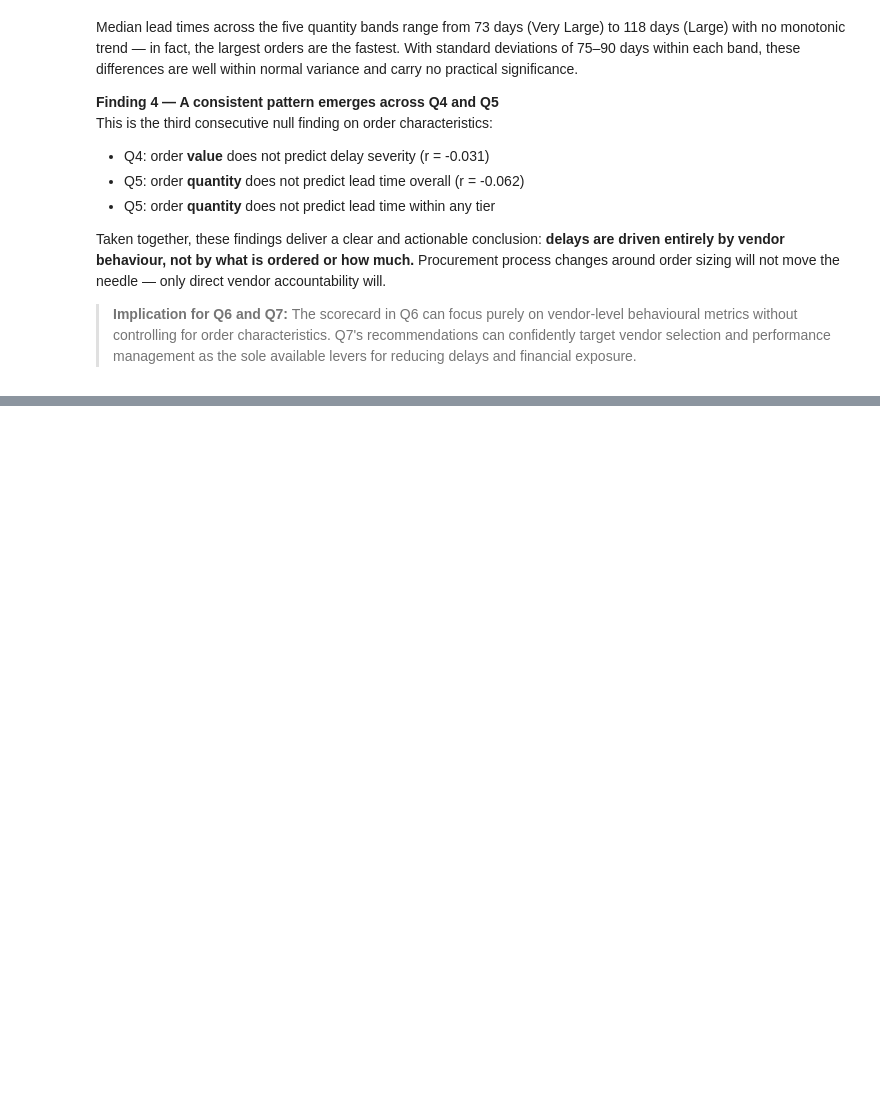
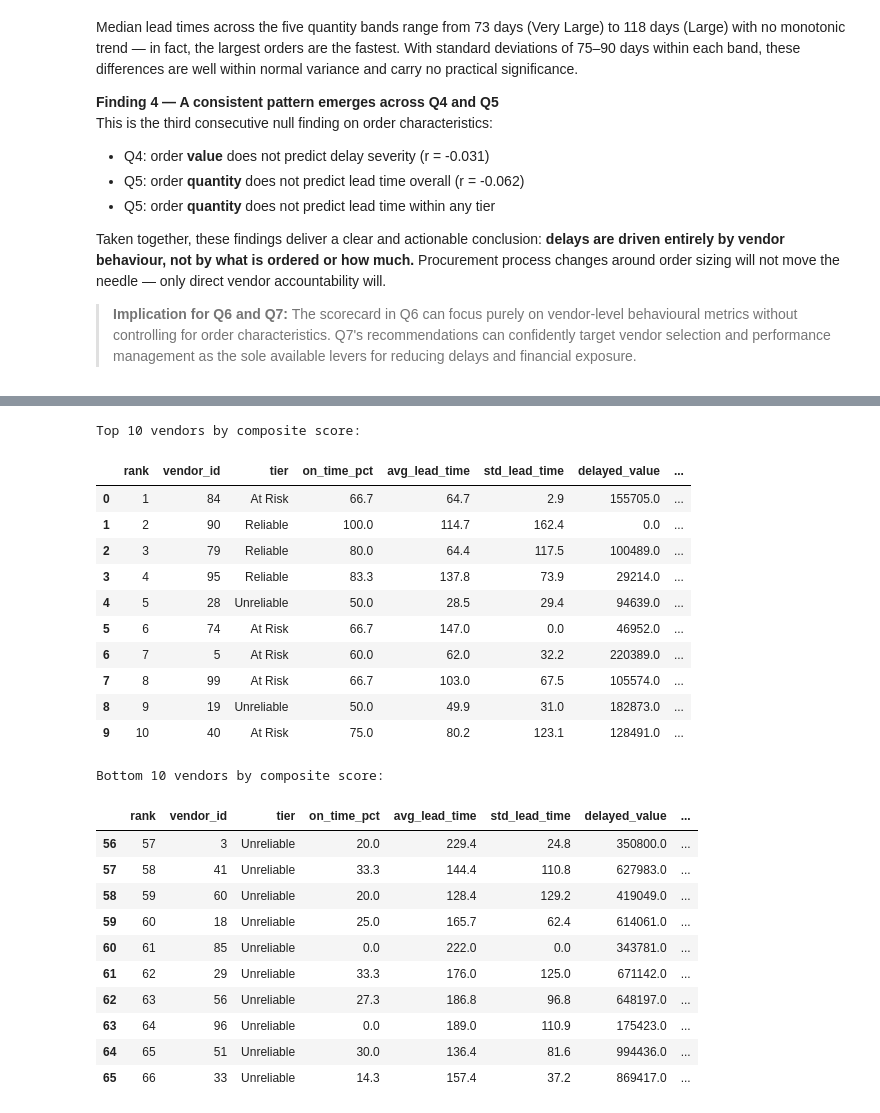
Before and after one commit to Muhammad-Umer-Riaz/data-analyst-portfolio, a Jupyter notebook: Supplier_Performance_Analysis/supplier_performance_analysis.ipynb, the cells around one changed output, grey strips where cells are left out. Cells and saved outputs as stored; diff of their text form; code cells hidden in the pictures; blank space fills up the shorter version.

```diff
--- a/Supplier_Performance_Analysis/supplier_performance_analysis.ipynb
+++ b/Supplier_Performance_Analysis/supplier_performance_analysis.ipynb
@@ -1649,0 +1723,71 @@ Taken together, these findings deliver a clear and actionable conclusion: **dela
+# %%
+# ── Min-max normalisation helper ──────────────────────────────────────────────
+def minmax_norm(series, invert=False):
+    mn, mx = series.min(), series.max()
+    if mx == mn:
+        return pd.Series([0.5] * len(series), index=series.index)
+    norm = (series - mn) / (mx - mn)
+    return (1 - norm) if invert else norm
+
+# ── Normalise each metric ─────────────────────────────────────────────────────
+df_scorecard['norm_on_time_pct']    = minmax_norm(df_scorecard['on_time_pct'])
+df_scorecard['norm_avg_lead_time']  = minmax_norm(df_scorecard['avg_lead_time'],  invert=True)
+df_scorecard['norm_std_lead_time']  = minmax_norm(df_scorecard['std_lead_time'],  invert=True)
+df_scorecard['norm_delayed_value']  = minmax_norm(df_scorecard['delayed_value'],  invert=True)
+
+# ── Weights ───────────────────────────────────────────────────────────────────
+W_ON_TIME       = 0.40
+W_AVG_LT        = 0.20
+W_STD_LT        = 0.15
+W_DELAYED_VAL   = 0.25
+
+assert W_ON_TIME + W_AVG_LT + W_STD_LT + W_DELAYED_VAL == 1.0, "Weights must sum to 1"
+
+# ── Composite score ───────────────────────────────────────────────────────────
+df_scorecard['composite_score'] = (
+    W_ON_TIME     * df_scorecard['norm_on_time_pct']   +
+    W_AVG_LT      * df_scorecard['norm_avg_lead_time'] +
+    W_STD_LT      * df_scorecard['norm_std_lead_time'] +
+    W_DELAYED_VAL * df_scorecard['norm_delayed_value']
+) * 100
+
+df_scorecard['composite_score'] = df_scorecard['composite_score'].round(1)
+df_scorecard = df_scorecard.sort_values('composite_score', ascending=False).reset_index(drop=True)
+df_scorecard['rank'] = df_scorecard.index + 1
+
+print("Top 10 vendors by composite score:")
+display(df_scorecard[[
+    'rank', 'vendor_id', 'tier', 'on_time_pct', 'avg_lead_time',
+    'std_lead_time', 'delayed_value', 'composite_score'
+]].head(10))
+
+print("\nBottom 10 vendors by composite score:")
+display(df_scorecard[[
+    'rank', 'vendor_id', 'tier', 'on_time_pct', 'avg_lead_time',
+    'std_lead_time', 'delayed_value', 'composite_score'
+]].tail(10))
+# %% [output]
+Top 10 vendors by composite score:
+|  | rank | vendor_id | tier | on_time_pct | avg_lead_time | std_lead_time | delayed_value | ... |
+| 0 | 1 | 84 | At Risk | 66.7 | 64.7 | 2.9 | 155705.0 | ... |
+| 1 | 2 | 90 | Reliable | 100.0 | 114.7 | 162.4 | 0.0 | ... |
+| 2 | 3 | 79 | Reliable | 80.0 | 64.4 | 117.5 | 100489.0 | ... |
+| 3 | 4 | 95 | Reliable | 83.3 | 137.8 | 73.9 | 29214.0 | ... |
+| 4 | 5 | 28 | Unreliable | 50.0 | 28.5 | 29.4 | 94639.0 | ... |
+| 5 | 6 | 74 | At Risk | 66.7 | 147.0 | 0.0 | 46952.0 | ... |
+| 6 | 7 | 5 | At Risk | 60.0 | 62.0 | 32.2 | 220389.0 | ... |
+| 7 | 8 | 99 | At Risk | 66.7 | 103.0 | 67.5 | 105574.0 | ... |
+| 8 | 9 | 19 | Unreliable | 50.0 | 49.9 | 31.0 | 182873.0 | ... |
+| 9 | 10 | 40 | At Risk | 75.0 | 80.2 | 123.1 | 128491.0 | ... |
+Bottom 10 vendors by composite score:
+|  | rank | vendor_id | tier | on_time_pct | avg_lead_time | std_lead_time | delayed_value | ... |
+| 56 | 57 | 3 | Unreliable | 20.0 | 229.4 | 24.8 | 350800.0 | ... |
+| 57 | 58 | 41 | Unreliable | 33.3 | 144.4 | 110.8 | 627983.0 | ... |
+| 58 | 59 | 60 | Unreliable | 20.0 | 128.4 | 129.2 | 419049.0 | ... |
+| 59 | 60 | 18 | Unreliable | 25.0 | 165.7 | 62.4 | 614061.0 | ... |
+| 60 | 61 | 85 | Unreliable | 0.0 | 222.0 | 0.0 | 343781.0 | ... |
+| 61 | 62 | 29 | Unreliable | 33.3 | 176.0 | 125.0 | 671142.0 | ... |
+| 62 | 63 | 56 | Unreliable | 27.3 | 186.8 | 96.8 | 648197.0 | ... |
+| 63 | 64 | 96 | Unreliable | 0.0 | 189.0 | 110.9 | 175423.0 | ... |
+| 64 | 65 | 51 | Unreliable | 30.0 | 136.4 | 81.6 | 994436.0 | ... |
+| 65 | 66 | 33 | Unreliable | 14.3 | 157.4 | 37.2 | 869417.0 | ... |
```
Also changed, not shown: parts of 12 cells of this notebook.
